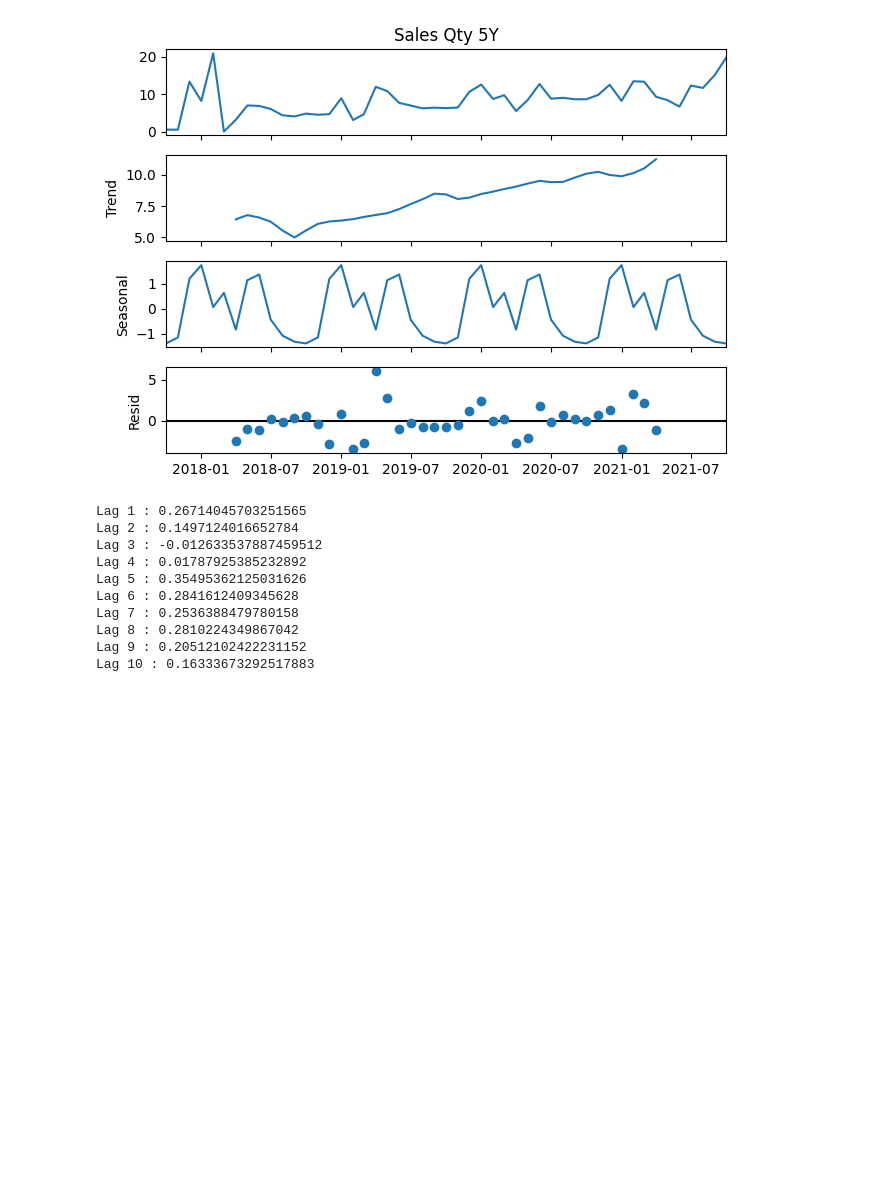
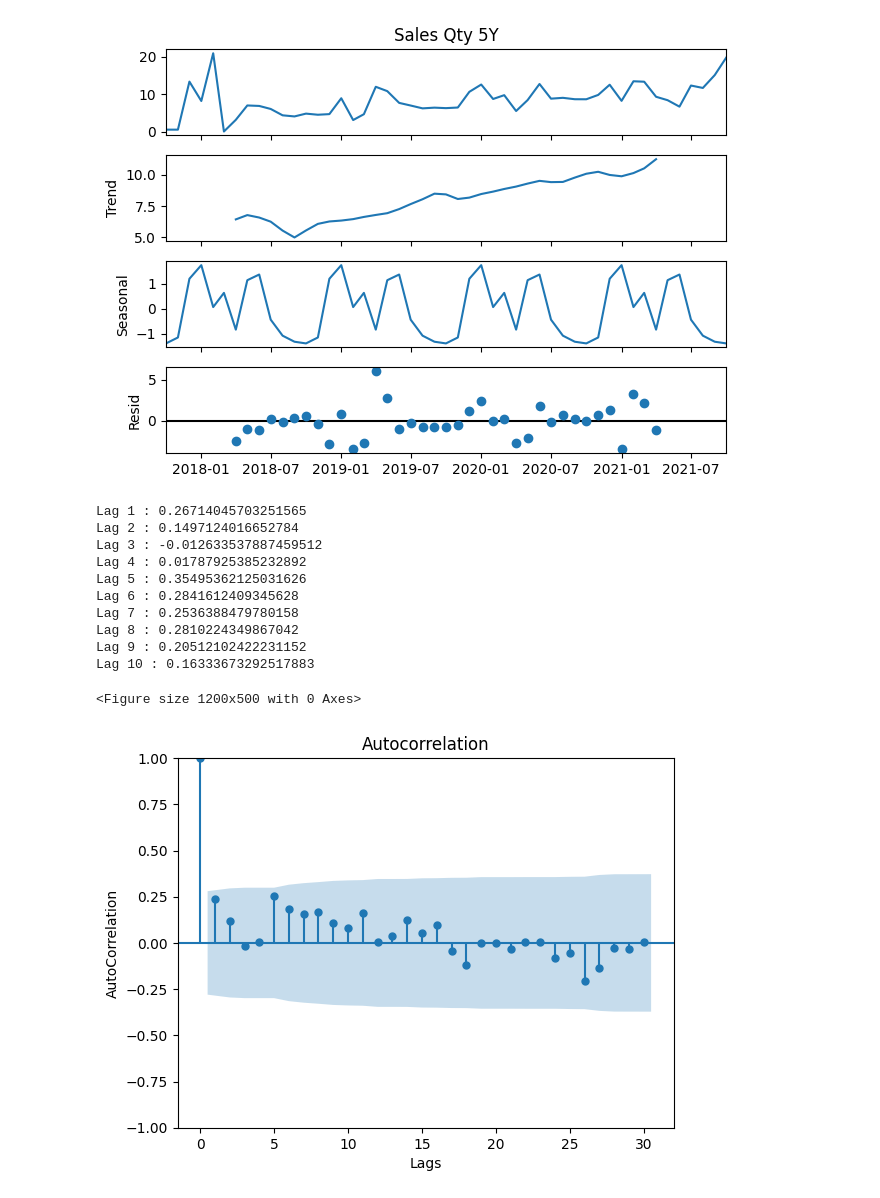
Before and after one commit to Girawale-Sanket/Time-Series-Assignment, a Jupyter notebook: TSA_LAB1.ipynb, the cells around one changed output. Drawn from its saved outputs; the diff is of its cells as text; code cells hidden in the pictures; blank space fills up the shorter version.

```diff
--- a/TSA_LAB1.ipynb
+++ b/TSA_LAB1.ipynb
@@ -143,3 +146,13 @@ Lag 7 : 0.2536388479780158
 Lag 8 : 0.2810224349867042
 Lag 9 : 0.20512102422231152
 Lag 10 : 0.16333673292517883
+# %%
+plt.figure(figsize=(12,5))
+plot_acf(Y.dropna(), lags=30) #dropna()= lags(x1,x2,x3...) shift the values to the next and have to discard the previous values
+plt.xlabel('Lags')
+plt.ylabel('AutoCorrelation')
+plt.show()
+#blue part in graph is conservetive observations
+# %% [output]
+<Figure size 1200x500 with 0 Axes>
+[figure, added]
```
Also changed, not shown: parts of 4 cells of this notebook.
